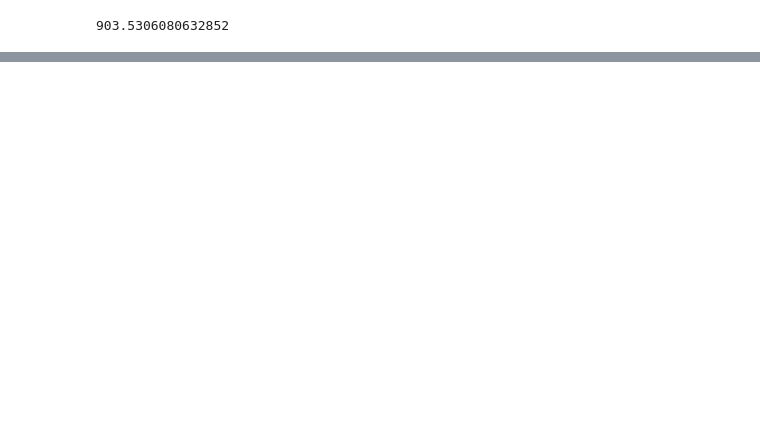
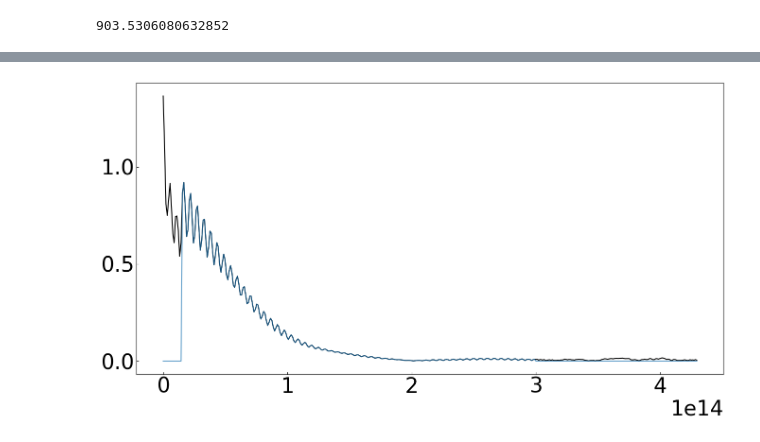
Before and after one commit to Jammi-Dodgers/THz-interferometry, a Jupyter notebook: gerchberg_saxon.ipynb, the cells around one changed output, grey strips where cells are left out. Drawn from its saved outputs; the diff is of its cells as text; code cells hidden in the pictures; blank space fills up the shorter version.

```diff
--- a/gerchberg_saxon.ipynb
+++ b/gerchberg_saxon.ipynb
@@ -313,3 +336,10 @@ plt.show()
+# %%
+plt.figure(figsize=(16, 8))
+plt.plot(freqs[-1], np.abs(CFFs[-1]), color= "black")
+plt.plot(no_retrival_freqs[:389], np.sqrt(no_retrival_FF)[:389], alpha= 0.7, color= "tab:blue")
+plt.show()
+# %% [output]
+[figure, added]
 # %%
 plt.rcParams.update({"font.size": 32, "xtick.direction": "in", "ytick.direction": "in", "xtick.major.top": True, "ytick.major.right": True})
 
```
Also changed, not shown: parts of 9 cells of this notebook, 11 other files.
